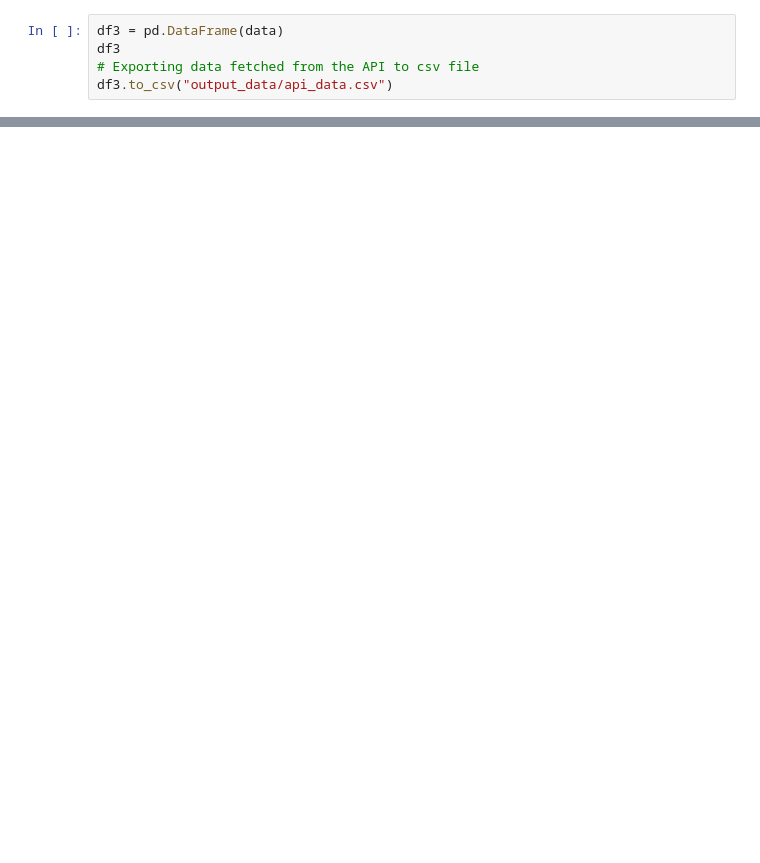
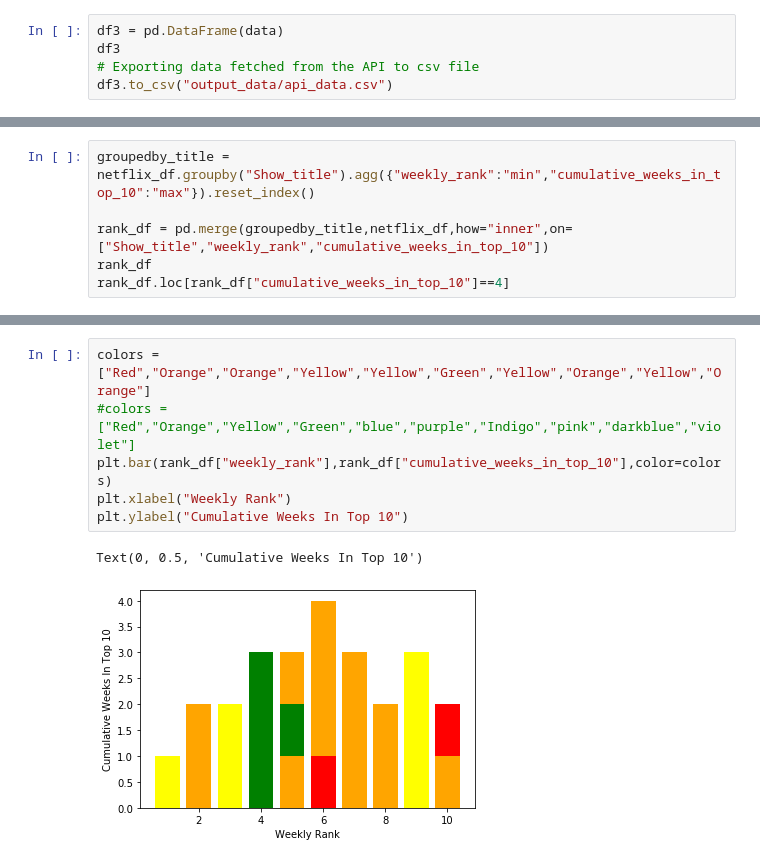
Before and after one commit to EdithLotterman/Project-1-Team-8, a Jupyter notebook: netflix_project.ipynb, the cells around one changed output, grey strips where cells are left out. Saved outputs shown, nothing was run; the diff lists cells and outputs as text; blank space fills up the shorter version.

```diff
--- a/netflix_project.ipynb
+++ b/netflix_project.ipynb
@@ -184,0 +141,6 @@ dtype: int64
+# %%
+groupedby_title = netflix_df.groupby("Show_title").agg({"weekly_rank":"min","cumulative_weeks_in_top_10":"max"}).reset_index()
+
+rank_df = pd.merge(groupedby_title,netflix_df,how="inner",on=["Show_title","weekly_rank","cumulative_weeks_in_top_10"])
+rank_df
+rank_df.loc[rank_df["cumulative_weeks_in_top_10"]==4]
@@ -184,0 +150,9 @@ dtype: int64
+# %%
+colors = ["Red","Orange","Orange","Yellow","Yellow","Green","Yellow","Orange","Yellow","Orange"]
+#colors = ["Red","Orange","Yellow","Green","blue","purple","Indigo","pink","darkblue","violet"]
+plt.bar(rank_df["weekly_rank"],rank_df["cumulative_weeks_in_top_10"],color=colors)
+plt.xlabel("Weekly Rank")
+plt.ylabel("Cumulative Weeks In Top 10")
+# %% [output]
+Text(0, 0.5, 'Cumulative Weeks In Top 10')
+[figure, added]
```
Also changed, not shown: parts of 9 cells of this notebook, 2 other files.
